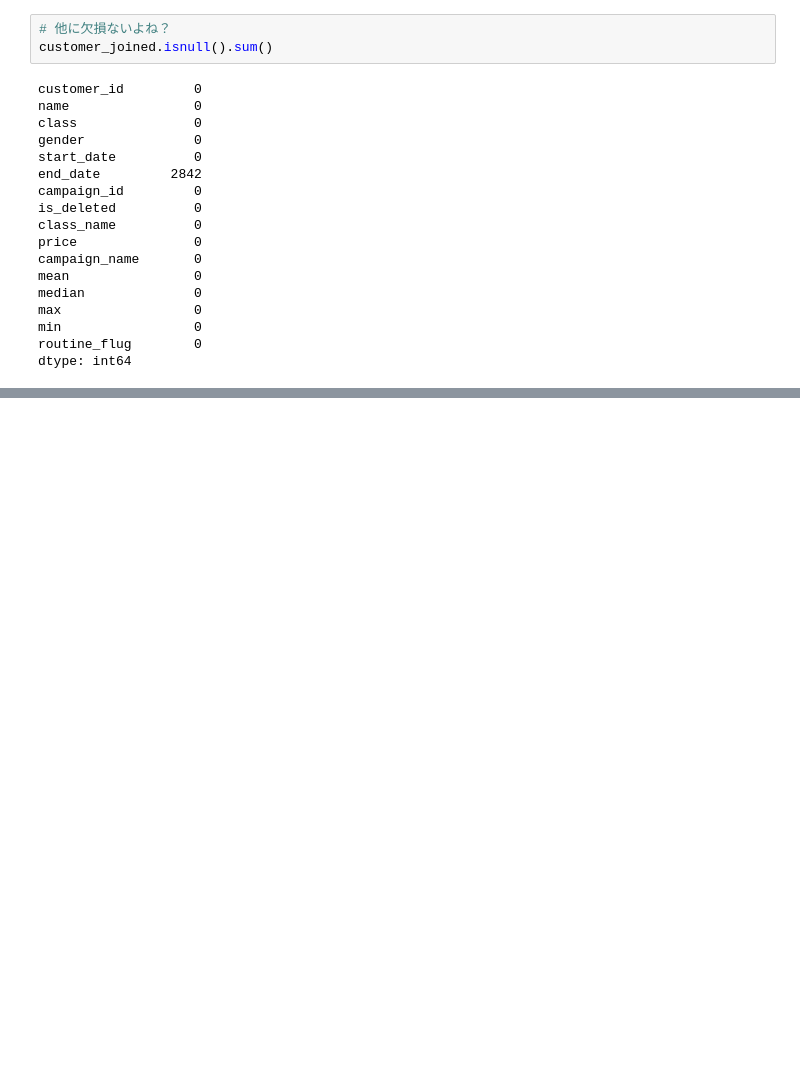
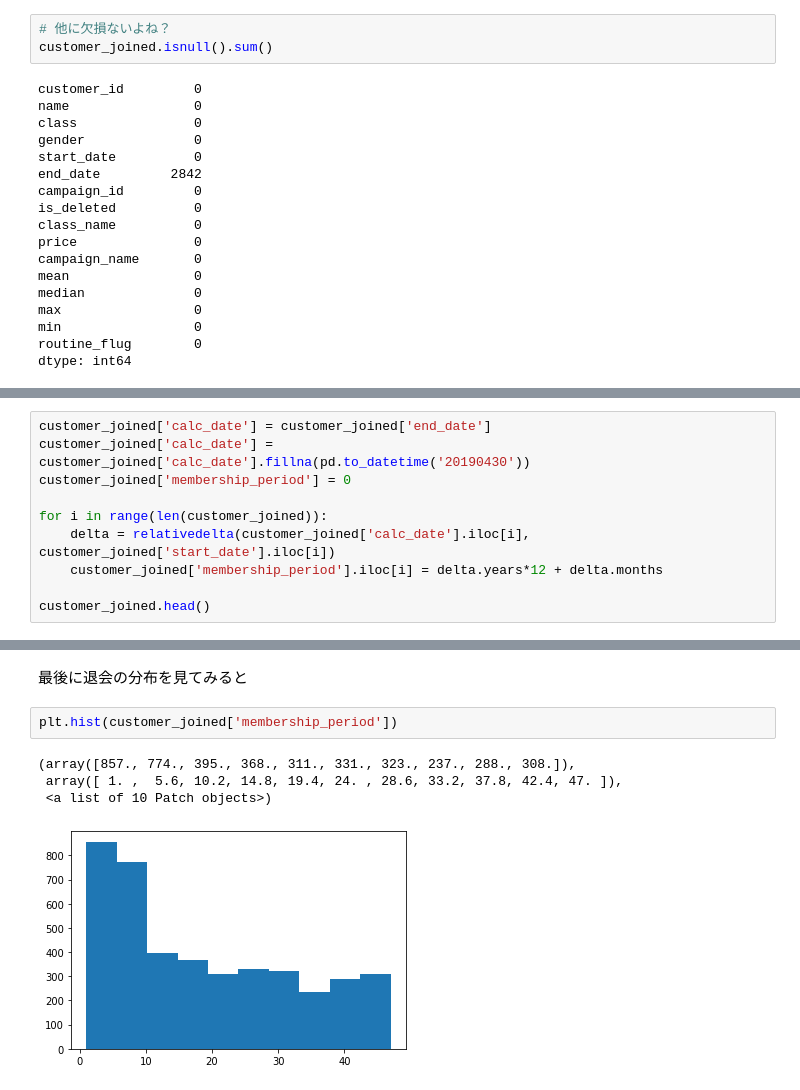
Before and after one commit to Sunao-Yoshii/StudyDocs, a Jupyter notebook: 100knocks/chap3/chap3.ipynb, the cells around one changed output, grey strips where cells are left out. Cells and saved outputs as stored; diff of their text form; blank space fills up the shorter version.

```diff
--- a/100knocks/chap3/chap3.ipynb
+++ b/100knocks/chap3/chap3.ipynb
@@ -471,0 +476,10 @@ dtype: int64
+# %%
+customer_joined['calc_date'] = customer_joined['end_date']
+customer_joined['calc_date'] = customer_joined['calc_date'].fillna(pd.to_datetime('20190430'))
+customer_joined['membership_period'] = 0
+
+for i in range(len(customer_joined)):
+    delta = relativedelta(customer_joined['calc_date'].iloc[i], customer_joined['start_date'].iloc[i])
+    customer_joined['membership_period'].iloc[i] = delta.years*12 + delta.months
+
+customer_joined.head()
@@ -471,0 +514,9 @@ dtype: int64
+# %% [markdown]
+最後に退会の分布を見てみると
+# %%
+plt.hist(customer_joined['membership_period'])
+# %% [output]
+(array([857., 774., 395., 368., 311., 331., 323., 237., 288., 308.]),
+ array([ 1. ,  5.6, 10.2, 14.8, 19.4, 24. , 28.6, 33.2, 37.8, 42.4, 47. ]),
+ <a list of 10 Patch objects>)
+[figure, added]
```
Also changed, not shown: parts of 11 cells of this notebook, 1 other file.
